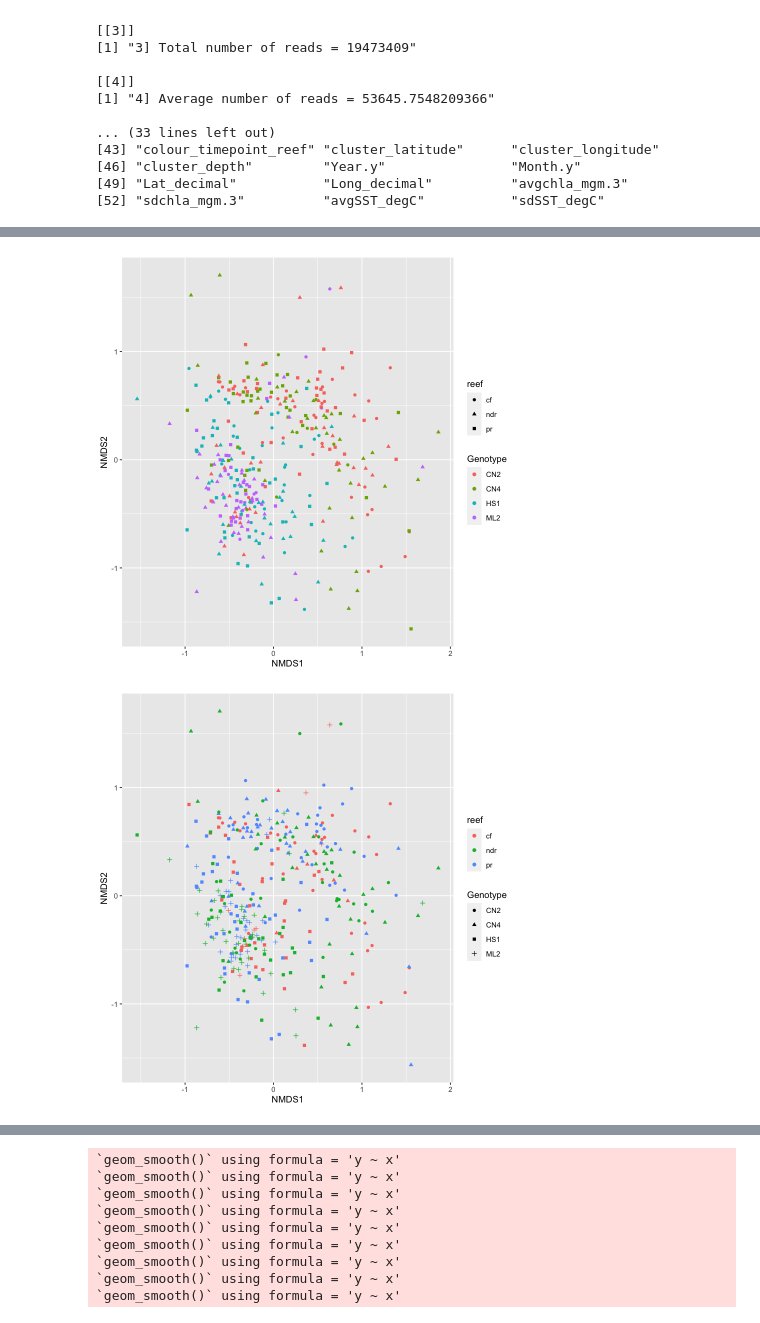
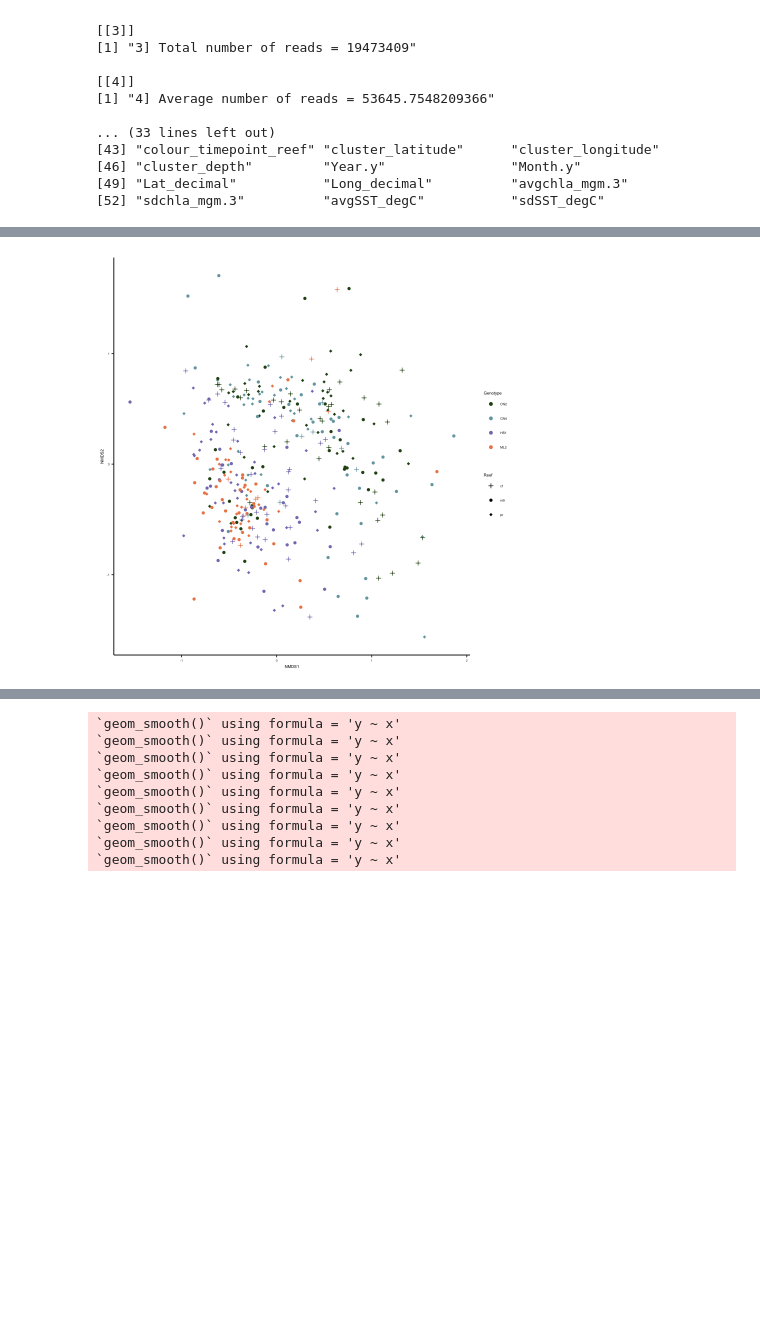
Before and after one commit to srosales712/CoralPersistence, a Jupyter notebook: Beta_POR_explore.ipynb, the cells around one changed output, grey strips where cells are left out. Saved outputs shown, nothing was run; the diff lists cells and outputs as text; code cells hidden in the pictures; blank space fills up the shorter version.

```diff
--- a/Beta_POR_explore.ipynb
+++ b/Beta_POR_explore.ipynb
@@ -163,20 +145,20 @@ Run 20 stress 0.2629105
 # %%
-plot_ordination(ps_ra, psr_ra_ord,
+ord_bray = plot_ordination(ps_ra, psr_ra_ord,
                                color="Genotype",
                               shape="reef",
-                            axes = c(1,2))
-
-
-plot_ordination(ps_ra, psr_ra_ord,
-                               color="reef",
-                              shape="Genotype",
-                            axes = c(1,2))
-
-
-plot_ordination(ps_ra, psr_ra_ord,
-                               color="Samp_trip",
-                              shape="Genotype",
-                            axes = c(1,2))
+                            axes = c(1,2)) +
+geom_point(size = .01) +
+scale_shape_manual("Reef", values = c(3, 16, 18, 18)) +
+scale_color_manual(values = c("#274e13","#76a5af","#837dbe", "#ed8655" )) +
+theme_classic() +
+theme(legend.text =element_text(size=4)) +
+theme(legend.title = element_text(size=5)) +
+theme(axis.title.x = element_text(size = 5)) +
+theme(axis.title.y = element_text(size = 5)) +
+theme(axis.text.x = element_text(size =4)) +
+theme(axis.text.y = element_text(size =4)) +
+theme(axis.text.y = element_text(size =4))
+ord_bray
+ggsave("/Users/stephanie.rosales/Documents/omics_projects/POR_16S/figures/ord_bray.png", width = 4, height = 4, units = "in", dpi=300)
 # %% [output]
-[figure, old version]
+[figure, new version]
-[figure, removed]
```
Also changed, not shown: parts of 41 cells of this notebook, 2 other files.
